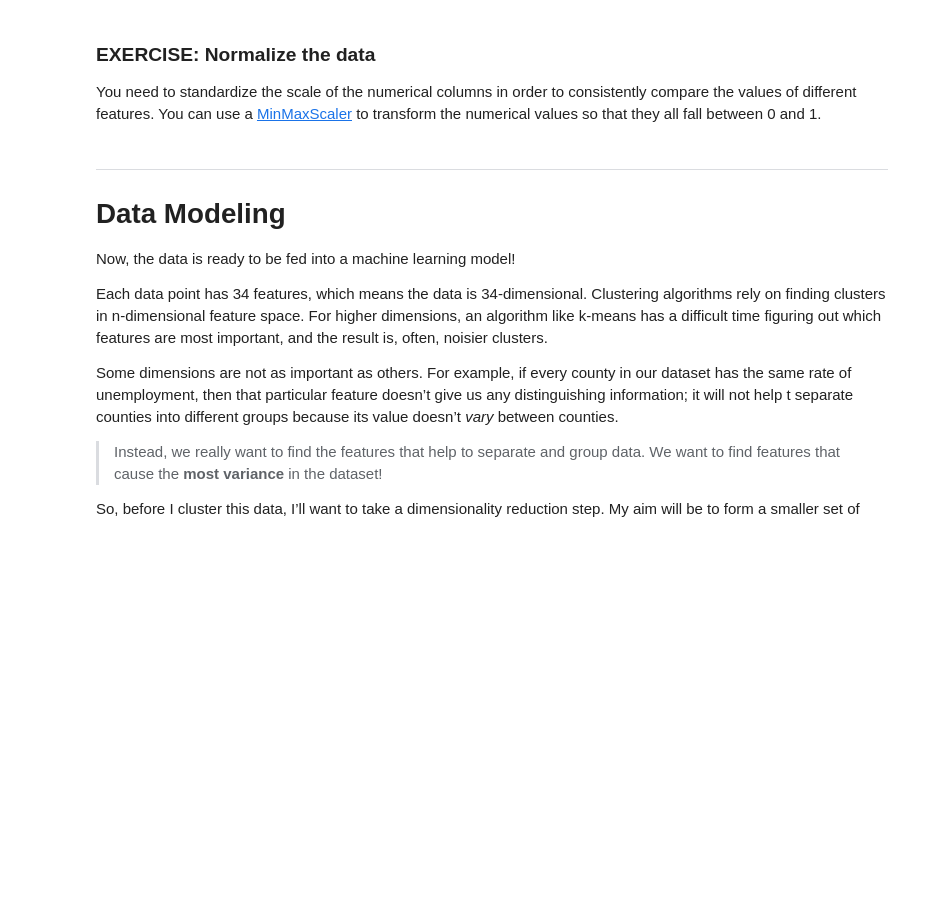
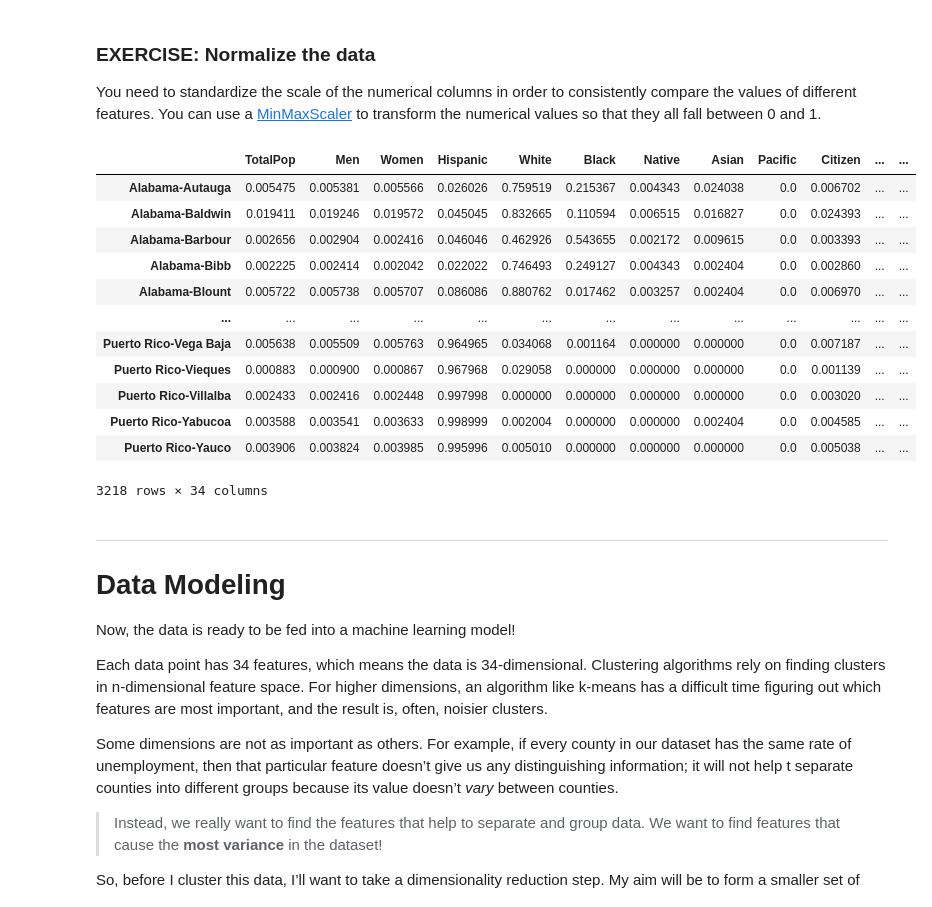
Before and after one commit to diegoami/ML_SageMaker_Studies, a Jupyter notebook: Population_Segmentation/Pop_Segmentation_Exercise.ipynb, the cells around one changed output. Drawn from its saved outputs; the diff is of its cells as text; code cells hidden in the pictures; blank space fills up the shorter version.

```diff
--- a/Population_Segmentation/Pop_Segmentation_Exercise.ipynb
+++ b/Population_Segmentation/Pop_Segmentation_Exercise.ipynb
@@ -122,4 +122,4 @@ counties_df.head()
 | 4 | 1009 | Alabama | Blount | 57710 | 28512 | 29198 | 8.6 | 87.9 | 1.5 | 0.3 | ... | ... |
 5 rows × 37 columns
 # %%
-counties_df = pd.read_csv('Census_Data_for_SageMaker.csv', header=0, delimiter=",")
+#counties_df = pd.read_csv('Census_Data_for_SageMaker.csv', header=0, delimiter=",")
@@ -307,7 +299,24 @@ from sklearn.preprocessing import MinMaxScaler
 min_max_scaler = MinMaxScaler()
 # scale numerical features into a normalized range, 0-1
 # store them in this dataframe
-counties_scaled = min_max_scaler.fit_transform(clean_counties_df)
+x_scaled = min_max_scaler.fit_transform(clean_counties_df)
+counties_scaled = pd.DataFrame(x_scaled, columns=clean_counties_df.columns, index=clean_counties_df.index)
+# %%
+counties_scaled
+# %% [output]
+|  | TotalPop | Men | Women | Hispanic | White | Black | Native | Asian | Pacific | Citizen | ... | ... |
+| Alabama-Autauga | 0.005475 | 0.005381 | 0.005566 | 0.026026 | 0.759519 | 0.215367 | 0.004343 | 0.024038 | 0.0 | 0.006702 | ... | ... |
+| Alabama-Baldwin | 0.019411 | 0.019246 | 0.019572 | 0.045045 | 0.832665 | 0.110594 | 0.006515 | 0.016827 | 0.0 | 0.024393 | ... | ... |
+| Alabama-Barbour | 0.002656 | 0.002904 | 0.002416 | 0.046046 | 0.462926 | 0.543655 | 0.002172 | 0.009615 | 0.0 | 0.003393 | ... | ... |
+| Alabama-Bibb | 0.002225 | 0.002414 | 0.002042 | 0.022022 | 0.746493 | 0.249127 | 0.004343 | 0.002404 | 0.0 | 0.002860 | ... | ... |
+| Alabama-Blount | 0.005722 | 0.005738 | 0.005707 | 0.086086 | 0.880762 | 0.017462 | 0.003257 | 0.002404 | 0.0 | 0.006970 | ... | ... |
+| ... | ... | ... | ... | ... | ... | ... | ... | ... | ... | ... | ... | ... |
+| Puerto Rico-Vega Baja | 0.005638 | 0.005509 | 0.005763 | 0.964965 | 0.034068 | 0.001164 | 0.000000 | 0.000000 | 0.0 | 0.007187 | ... | ... |
+| Puerto Rico-Vieques | 0.000883 | 0.000900 | 0.000867 | 0.967968 | 0.029058 | 0.000000 | 0.000000 | 0.000000 | 0.0 | 0.001139 | ... | ... |
+| Puerto Rico-Villalba | 0.002433 | 0.002416 | 0.002448 | 0.997998 | 0.000000 | 0.000000 | 0.000000 | 0.000000 | 0.0 | 0.003020 | ... | ... |
+| Puerto Rico-Yabucoa | 0.003588 | 0.003541 | 0.003633 | 0.998999 | 0.002004 | 0.000000 | 0.000000 | 0.002404 | 0.0 | 0.004585 | ... | ... |
+| Puerto Rico-Yauco | 0.003906 | 0.003824 | 0.003985 | 0.995996 | 0.005010 | 0.000000 | 0.000000 | 0.000000 | 0.0 | 0.005038 | ... | ... |
+3218 rows × 34 columns
 # %% [markdown]
 ---
 # Data Modeling
```
Also changed, not shown: parts of 34 cells of this notebook.
